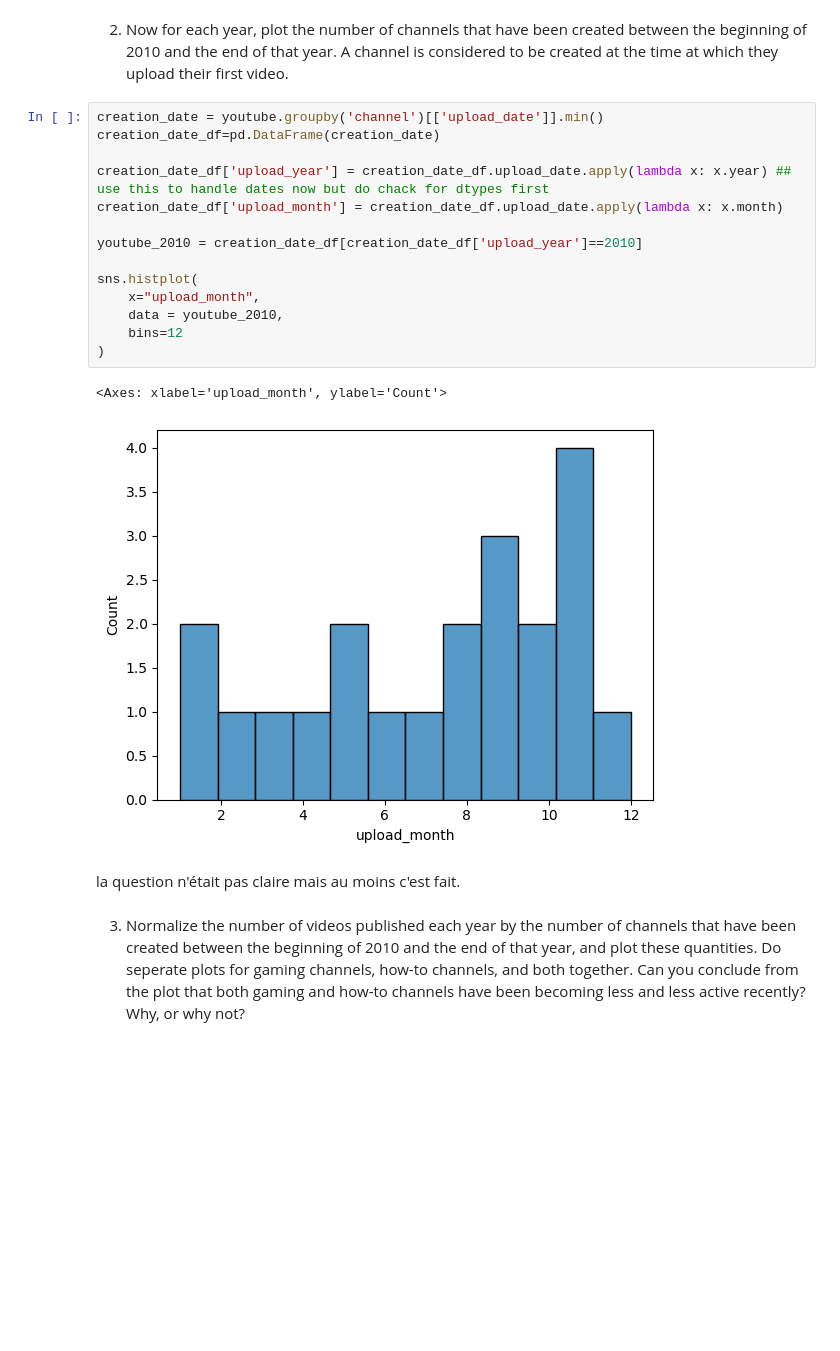
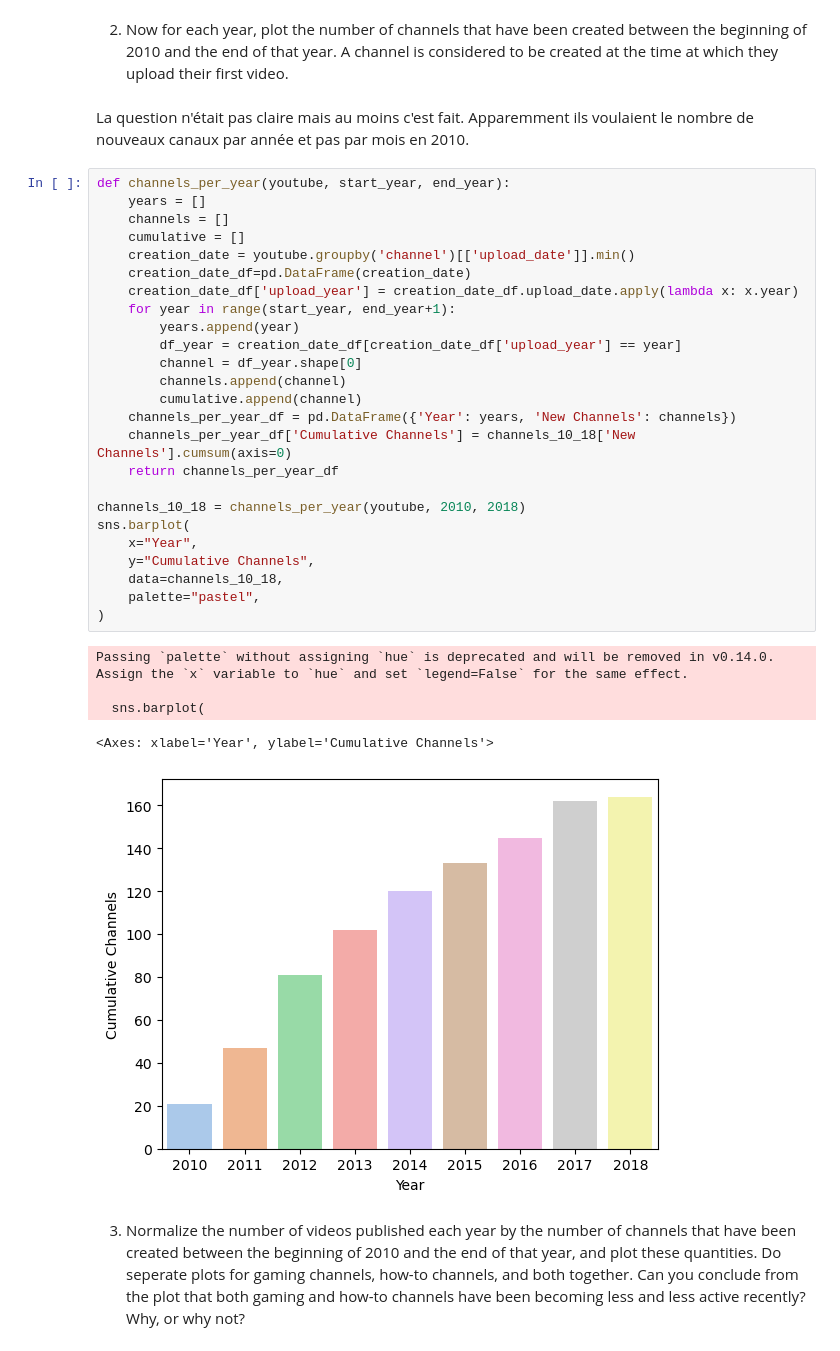
Before and after one commit to kabdelno/PersonalRepo-CS401, a Jupyter notebook: ExamPrep/Old Exams/2019/exam.ipynb, the cells around one changed output. Drawn from its saved outputs; the diff is of its cells as text; blank space fills up the shorter version.

```diff
--- a/ExamPrep/Old Exams/2019/exam.ipynb
+++ b/ExamPrep/Old Exams/2019/exam.ipynb
@@ -107,24 +135,38 @@ Passing `palette` without assigning `hue` is deprecated and will be removed in v
 [figure]
 # %% [markdown]
 2. Now for each year, plot the number of channels that have been created between the beginning of 2010 and the end of that year. A channel is considered to be created at the time at which they upload their first video.
-# %%
-creation_date = youtube.groupby('channel')[['upload_date']].min()
-creation_date_df=pd.DataFrame(creation_date)
-
-creation_date_df['upload_year'] = creation_date_df.upload_date.apply(lambda x: x.year) ## use this to handle dates now but do chack for dtypes first
-creation_date_df['upload_month'] = creation_date_df.upload_date.apply(lambda x: x.month)
-
-youtube_2010 = creation_date_df[creation_date_df['upload_year']==2010]
-
-sns.histplot(
-    x="upload_month",
-    data = youtube_2010,
-    bins=12
-)
-# %% [output]
-<Axes: xlabel='upload_month', ylabel='Count'>
-[figure, removed]
 # %% [markdown]
-la question n'était pas claire mais au moins c'est fait.
+La question n'était pas claire mais au moins c'est fait. Apparemment ils voulaient le nombre de nouveaux canaux par année et pas par mois en 2010.
+# %%
+def channels_per_year(youtube, start_year, end_year):
+    years = []
+    channels = []
+    cumulative = []
+    creation_date = youtube.groupby('channel')[['upload_date']].min()
+    creation_date_df=pd.DataFrame(creation_date)
+    creation_date_df['upload_year'] = creation_date_df.upload_date.apply(lambda x: x.year)
+    for year in range(start_year, end_year+1):
+        years.append(year)
+        df_year = creation_date_df[creation_date_df['upload_year'] == year]
+        channel = df_year.shape[0]
+        channels.append(channel)
+        cumulative.append(channel)
+    channels_per_year_df = pd.DataFrame({'Year': years, 'New Channels': channels})
+    channels_per_year_df['Cumulative Channels'] = channels_10_18['New Channels'].cumsum(axis=0)
+    return channels_per_year_df
+
+channels_10_18 = channels_per_year(youtube, 2010, 2018)
+sns.barplot(
+    x="Year",
+    y="Cumulative Channels",
+    data=channels_10_18,
+    palette="pastel",
+)
+# %% [output]
+Passing `palette` without assigning `hue` is deprecated and will be removed in v0.14.0. Assign the `x` variable to `hue` and set `legend=False` for the same effect.
+
+  sns.barplot(
+<Axes: xlabel='Year', ylabel='Cumulative Channels'>
+[figure, added]
 # %% [markdown]
 3. Normalize the number of videos published each year by the number of channels that have been created between the beginning of 2010 and the end of that year, and plot these quantities. Do seperate plots for gaming channels, how-to channels, and both together. Can you conclude from the plot that both gaming and how-to channels have been becoming less and less active recently? Why, or why not?
```
Also changed, not shown: parts of 45 cells of this notebook, 6 other files.
